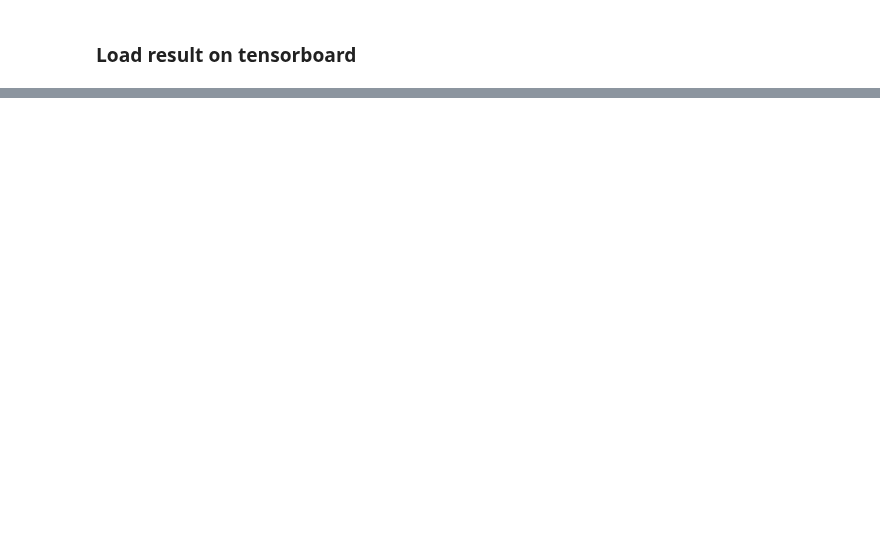
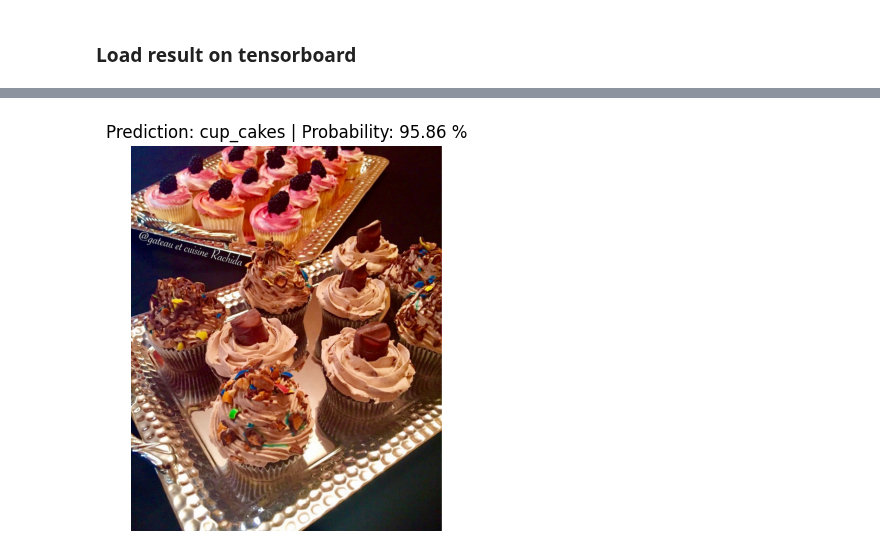
Before and after one commit to JoachimLombardi/Portfolio, a Jupyter notebook: Deep Learning/PyTorch/Classification/Computer vision/07_pytorch_experiment_tracking_exercise_template.ipynb, the cells around one changed output, grey strips where cells are left out. Drawn from its saved outputs; the diff is of its cells as text; code cells hidden in the pictures; blank space fills up the shorter version.

```diff
--- a/Deep Learning/PyTorch/Classification/Computer vision/07_pytorch_experiment_tracking_exercise_template.ipynb
+++ b/Deep Learning/PyTorch/Classification/Computer vision/07_pytorch_experiment_tracking_exercise_template.ipynb
@@ -501,0 +550,4 @@ Train time on cuda: 32.233 seconds
+# %%
+predict_image("images/cupcakes.jpg", models_full[0], class_names_full, device, auto_transform_efficientnet_b3)
+# %% [output]
+[figure, added]
```
Also changed, not shown: parts of 17 cells of this notebook, 2 other files.
